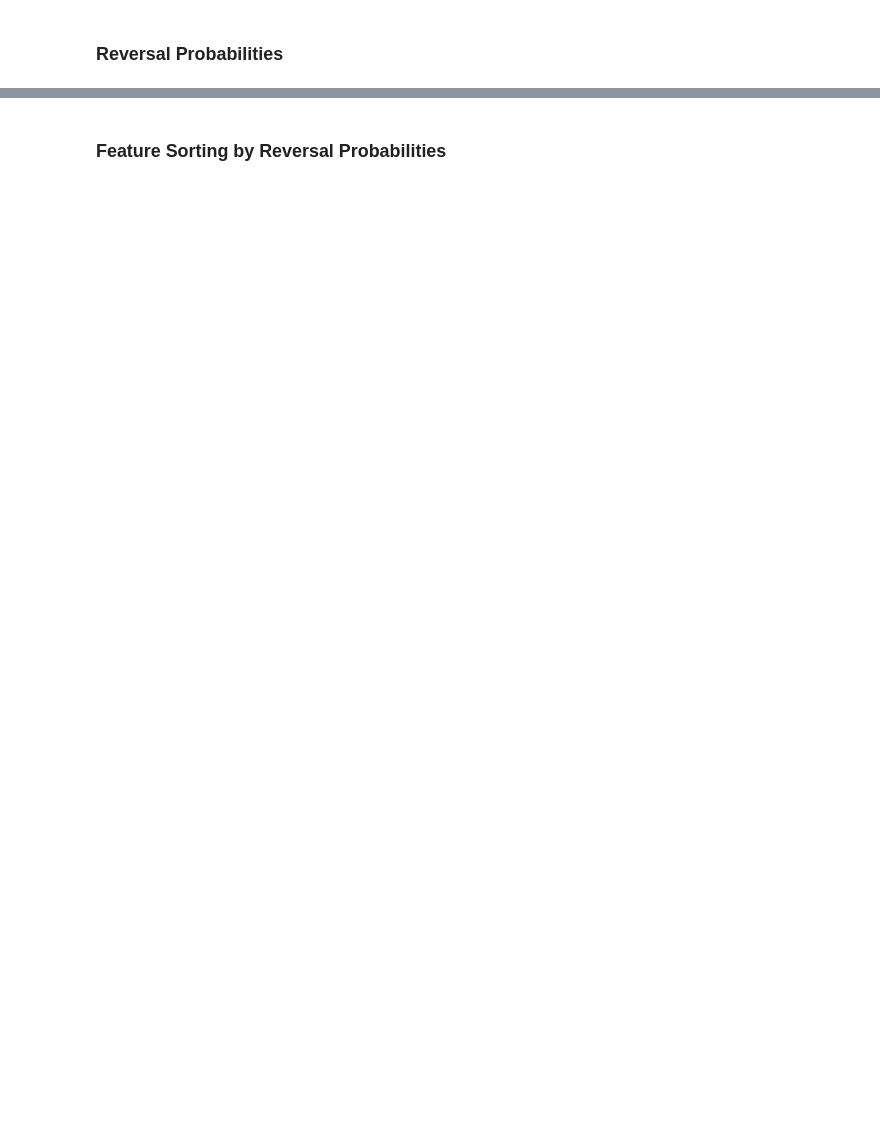
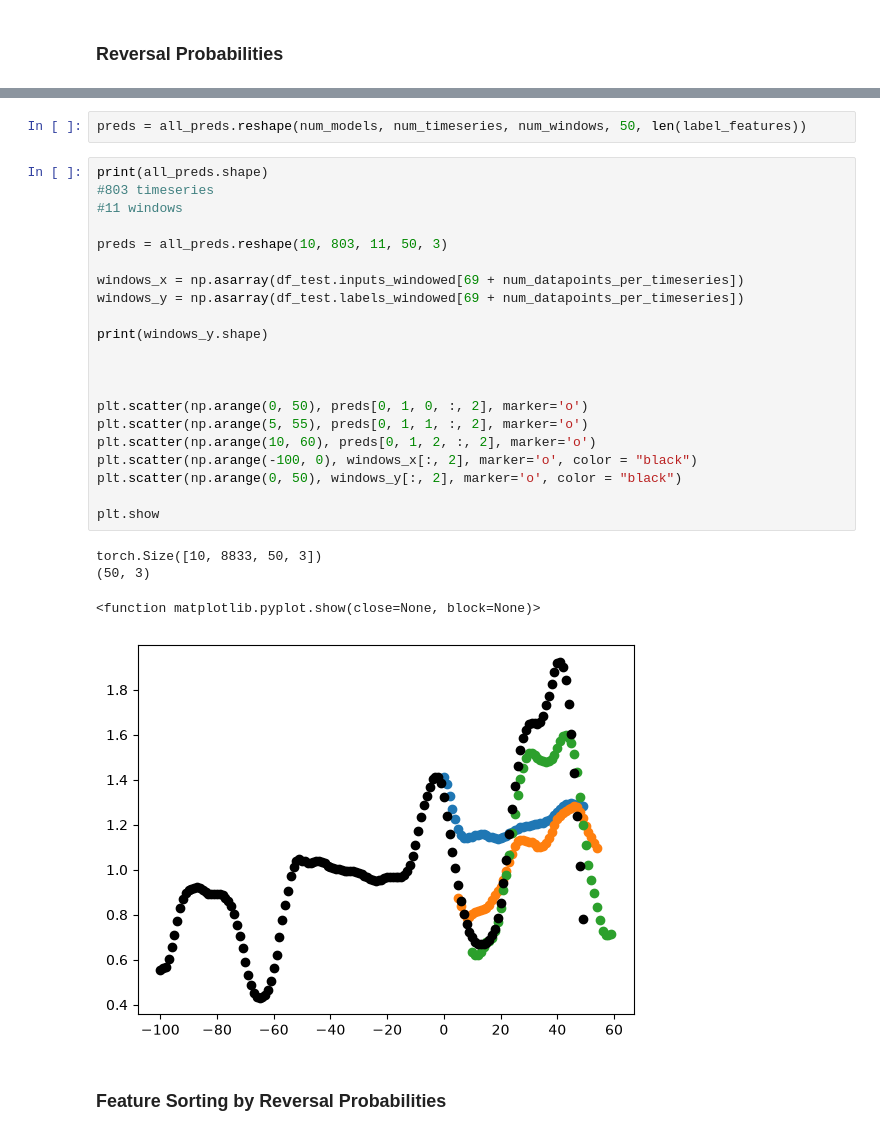
Before and after one commit to WillLankenau13/JetReversalAnalysis, a Jupyter notebook: JRA/preprocessed/modelAnalysis.ipynb, the cells around one changed output, grey strips where cells are left out. Drawn from its saved outputs; the diff is of its cells as text; blank space fills up the shorter version.

Commit message:
Model analysis work

```diff
--- a/JRA/preprocessed/modelAnalysis.ipynb
+++ b/JRA/preprocessed/modelAnalysis.ipynb
@@ -197,3 +236,31 @@ good_reversal_probs.to_csv('./analysis/reversal_probs/good_reversal_probs.csv',
+# %%
+preds = all_preds.reshape(num_models, num_timeseries, num_windows, 50, len(label_features))
+# %%
+print(all_preds.shape)
+#803 timeseries
+#11 windows
+
+preds = all_preds.reshape(10, 803, 11, 50, 3)
+
+windows_x = np.asarray(df_test.inputs_windowed[69 + num_datapoints_per_timeseries])
+windows_y = np.asarray(df_test.labels_windowed[69 + num_datapoints_per_timeseries])
+
+print(windows_y.shape)
+
+
+
+plt.scatter(np.arange(0, 50), preds[0, 1, 0, :, 2], marker='o')
+plt.scatter(np.arange(5, 55), preds[0, 1, 1, :, 2], marker='o')
+plt.scatter(np.arange(10, 60), preds[0, 1, 2, :, 2], marker='o')
+plt.scatter(np.arange(-100, 0), windows_x[:, 2], marker='o', color = "black")
+plt.scatter(np.arange(0, 50), windows_y[:, 2], marker='o', color = "black")
+
+plt.show
+# %% [output]
+torch.Size([10, 8833, 50, 3])
+(50, 3)
+<function matplotlib.pyplot.show(close=None, block=None)>
+[figure, added]
 # %% [markdown]
 ### Feature Sorting by Reversal Probabilities
 # %%
```
Also changed, not shown: parts of 22 cells of this notebook, 26 other files.
